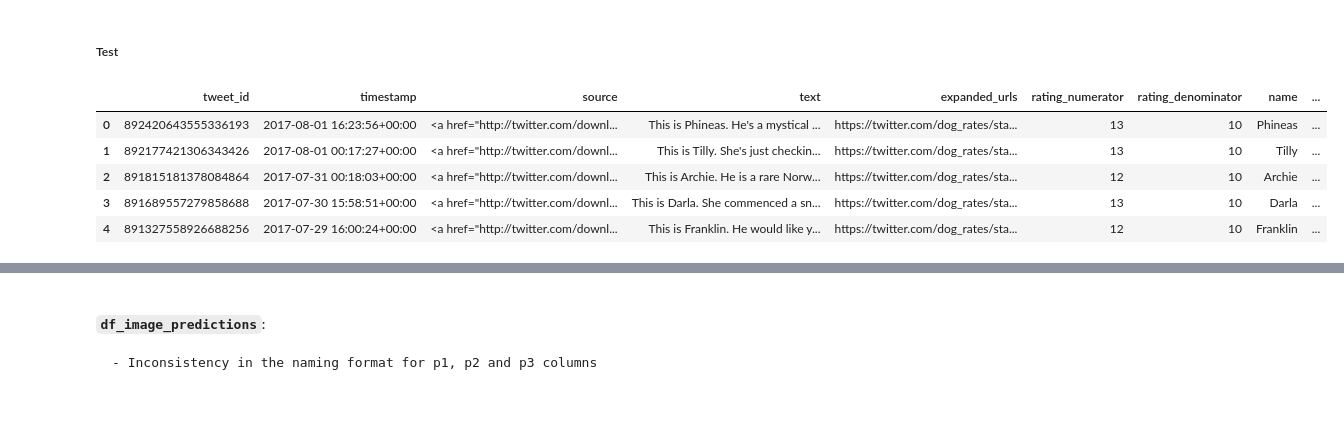
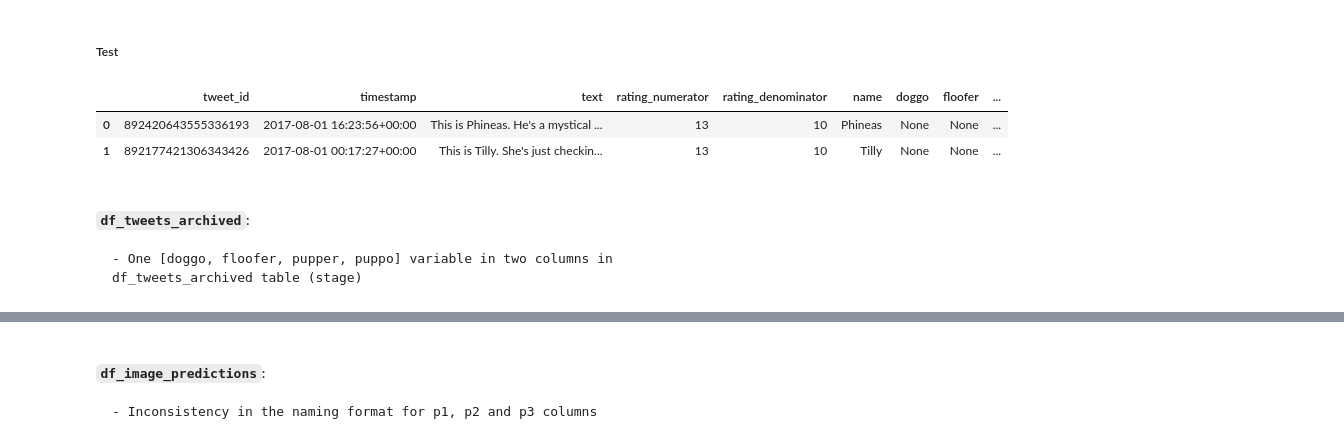
Before and after one commit to ismailomodara/we-rate-dogs, a Jupyter notebook: Wrangle_Act.ipynb, the cells around one changed output, grey strips where cells are left out. Drawn from its saved outputs; the diff is of its cells as text; code cells hidden in the pictures; blank space fills up the shorter version.

Commit message:
Updated Cleaning Actions in Step 4

```diff
--- a/Wrangle_Act.ipynb
+++ b/Wrangle_Act.ipynb
@@ -423,6 +423,7 @@ memory usage: 313.0+ KB
 # %%
 columns = ['in_reply_to_status_id',
            'in_reply_to_user_id',
+           'expanded_urls',
            'retweeted_status_id',
            'retweeted_status_user_id',
            'retweeted_status_timestamp']
@@ -441,0 +449,11 @@ df_tweets_archived_clean.head()
+# %%
+conditions = [
+    (df_tweets_archived_clean['doggo'] == "doggo"),
+    (df_tweets_archived_clean['floofer'] == "floofer"),
+    (df_tweets_archived_clean['pupper'] == "pupper"),
+    (df_tweets_archived_clean['puppo'] == "puppo")
+]
+
+values = ["doggo", "floofer", "pupper", "puppo"]
+
+df_tweets_archived_clean['stage'] = np.select(conditions, values, "floofer" )
@@ -475,14 +503,15 @@ df_tweets_archived_clean.describe()
 ##### Code
 # %%
 df_tweets_archived_clean['source_url'] = df_tweets_archived_clean.source.str.extract('(http[s]?://(?:[a-zA-Z]|[0-9]|[$-_@.&+]|[!*\(\),]|(?:%[0-9a-fA-F][0-9a-fA-F]))+)', expand=True)
+df_tweets_archived_clean.drop('source', axis=1, inplace=True)
 # %% [markdown]
 ##### Test
 # %%
-df_tweets_archived_clean.head()
+df_tweets_archived_clean.head(2)
 # %% [output]
-|  | tweet_id | timestamp | source | text | expanded_urls | rating_numerator | rating_denominator | name | ... |
-| 0 | 892420643555336193 | 2017-08-01 16:23:56+00:00 | <a href="http://twitter.com/downl... | This is Phineas. He's a mystical ... | https://twitter.com/dog_rates/sta... | 13 | 10 | Phineas | ... |
-| 1 | 892177421306343426 | 2017-08-01 00:17:27+00:00 | <a href="http://twitter.com/downl... | This is Tilly. She's just checkin... | https://twitter.com/dog_rates/sta... | 13 | 10 | Tilly | ... |
-| 2 | 891815181378084864 | 2017-07-31 00:18:03+00:00 | <a href="http://twitter.com/downl... | This is Archie. He is a rare Norw... | https://twitter.com/dog_rates/sta... | 12 | 10 | Archie | ... |
-| 3 | 891689557279858688 | 2017-07-30 15:58:51+00:00 | <a href="http://twitter.com/downl... | This is Darla. She commenced a sn... | https://twitter.com/dog_rates/sta... | 13 | 10 | Darla | ... |
-| 4 | 891327558926688256 | 2017-07-29 16:00:24+00:00 | <a href="http://twitter.com/downl... | This is Franklin. He would like y... | https://twitter.com/dog_rates/sta... | 12 | 10 | Franklin | ... |
+|  | tweet_id | timestamp | text | rating_numerator | rating_denominator | name | doggo | floofer | ... |
+| 0 | 892420643555336193 | 2017-08-01 16:23:56+00:00 | This is Phineas. He's a mystical ... | 13 | 10 | Phineas | None | None | ... |
+| 1 | 892177421306343426 | 2017-08-01 00:17:27+00:00 | This is Tilly. She's just checkin... | 13 | 10 | Tilly | None | None | ... |
+# %% [markdown]
+#### `df_tweets_archived`:
+    - One [doggo, floofer, pupper, puppo] variable in two columns in df_tweets_archived table (stage)
```
Also changed, not shown: parts of 41 cells of this notebook, 1 other file.
